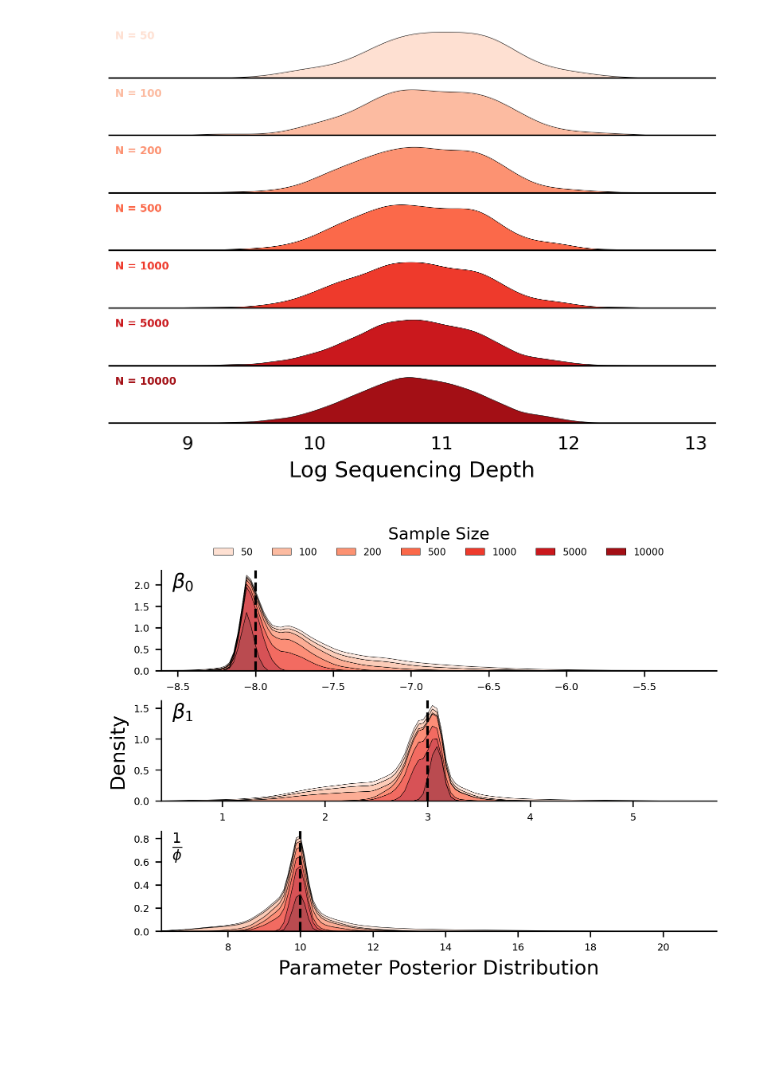
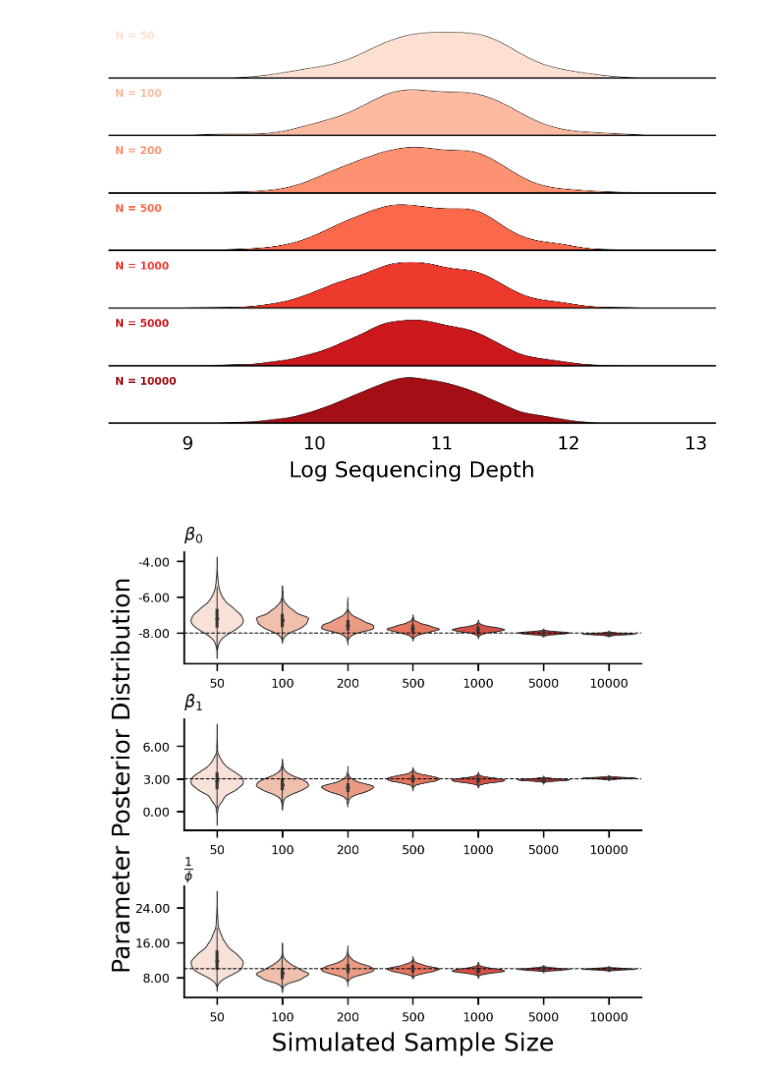
Before and after one commit to knightlab-analyses/birdman-analyses, a Jupyter notebook: notebooks/sample_size_figures.ipynb, the cells around one changed output. Saved outputs shown, nothing was run; the diff lists cells and outputs as text; code cells hidden in the pictures; blank space fills up the shorter version.

Commit message:
new sim figures

```diff
--- a/notebooks/sample_size_figures.ipynb
+++ b/notebooks/sample_size_figures.ipynb
@@ -108,73 +108,54 @@ plt.show()
 import matplotlib.ticker as ticker
 from matplotlib.patches import Patch
 
-fig, axs = plt.subplots(3, 1)
-plt.subplots_adjust(hspace=0.3)
+fig, axs = plt.subplots(3, 1, figsize=(4, 4))
+plt.subplots_adjust(hspace=0.5)
 coef_dict = {"Intercept": r"$\beta_0$", "beta_case": r"$\beta_1$"}
 palette = dict(zip(
     order,
     sns.color_palette("Reds", len(order))
 ))
 
 true_vals = [-8, 3]
 
-kde_args = {"x": "value", "hue": "sample_size", "multiple": "stack", "palette": palette,
-            "linewidth": 0.25, "edgecolor": "black", "legend": False}
-txt_args = {"x": 0.02, "y": 0.99, "va": "top", "ha": "left", "size": "large"}
+violin_args = {
+    "x": "sample_size",
+    "y": "value",
+    "palette": palette,
+    "linewidth": 0.5,
+    "scale": "width"
+}
 for (col, _df), ax, true_val in zip(beta_var_df.groupby("column"), axs, true_vals):
-    sns.kdeplot(
+    sns.violinplot(
         data=_df,
         ax=ax,
-        **kde_args
+        **violin_args,
     )
-    ax.axvline(true_val, color="black", ls="--")
+    ax.axhline(true_val, color="black", ls="--", lw=0.5)
     ax.set_xlabel("")
-    ax.text(
-        s=coef_dict[col],
-        transform=ax.transAxes,
-        **txt_args
-    )
-    q1, q2 = _df["value"].quantile([0.001, 0.999])
-    ax.set_xlim([q1, q2])
+    ax.set_title(coef_dict[col], fontsize="small")
 
-sns.kdeplot(
+sns.violinplot(
     data=inv_disp_df,
     ax=axs[2],
-    **kde_args,
+    **violin_args,
 )
-axs[2].axvline(10, ls="--", color="black")
+axs[2].axhline(10, ls="--", color="black", lw=0.5)
 
-axs[2].text(
-    s=r"$\frac{1}{\phi}$",
-    transform=axs[2].transAxes,
-    **txt_args
-)
-q1, q2 = inv_disp_df["value"].quantile([0.001, 0.999])
-axs[2].set_xlim([q1, q2])
+axs[2].set_title(r"$\frac{1}{\phi}$", fontsize="small")
 
 for ax in axs:
     ax.tick_params("both", labelsize=6)
     ax.set_ylabel("")
 
-axs[1].set_ylabel("Density")
-axs[2].set_xlabel("Parameter Posterior Distribution")
+axs[1].set_ylabel("Parameter Posterior Distribution")
+axs[2].set_xlabel("Simulated Sample Size")
 
-patches = []
-for mean_depth, color in palette.items():
-    patch = Patch(facecolor=color, edgecolor="black", label=mean_depth, lw=kde_args["linewidth"])
-    patches.append(patch)
-
-axs[0].legend(
-    handles=patches,
-    frameon=False,
-    fontsize="xx-small",
-    ncol=7,
-    bbox_to_anchor=[0.5, 1.05],
-    loc="lower center",
-    title="Sample Size"
-)
+for ax in axs:
+    ax.yaxis.set_major_locator(ticker.MaxNLocator(4))
+    ax.yaxis.set_major_formatter(ticker.FormatStrFormatter("%.2f"))
 
 plt.savefig("../figures/simulation/sample_size_uncertainty.pdf")
 plt.show()
 # %% [output]
-[figure, old version]
+[figure, new version]
```
Also changed, not shown: 4 other files.
